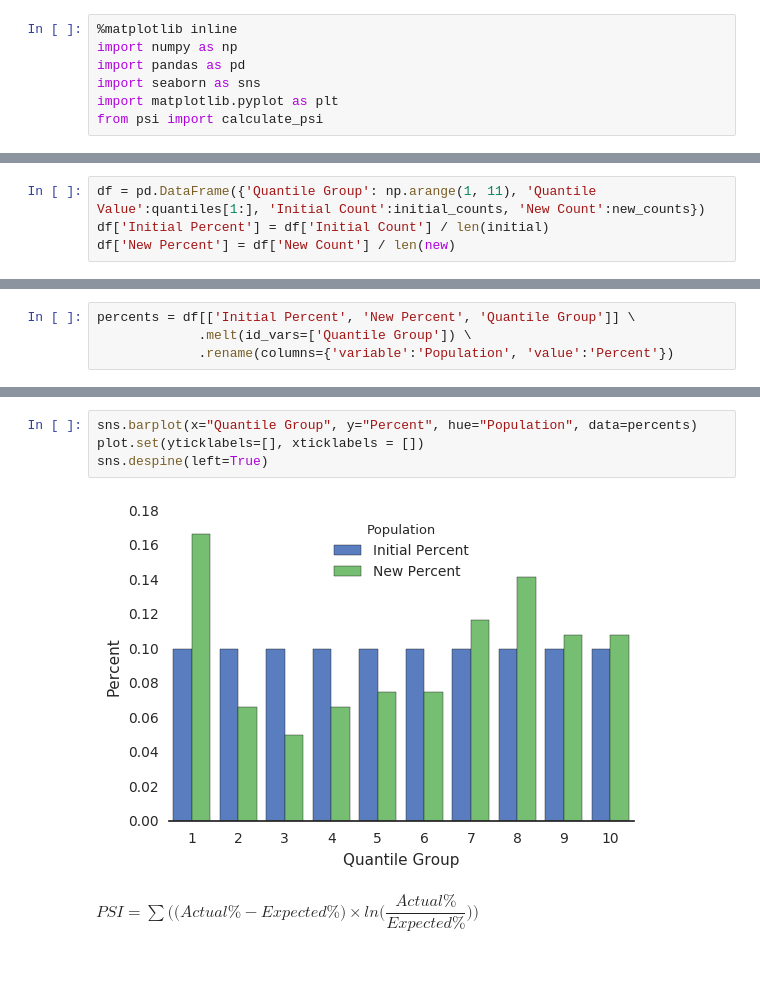
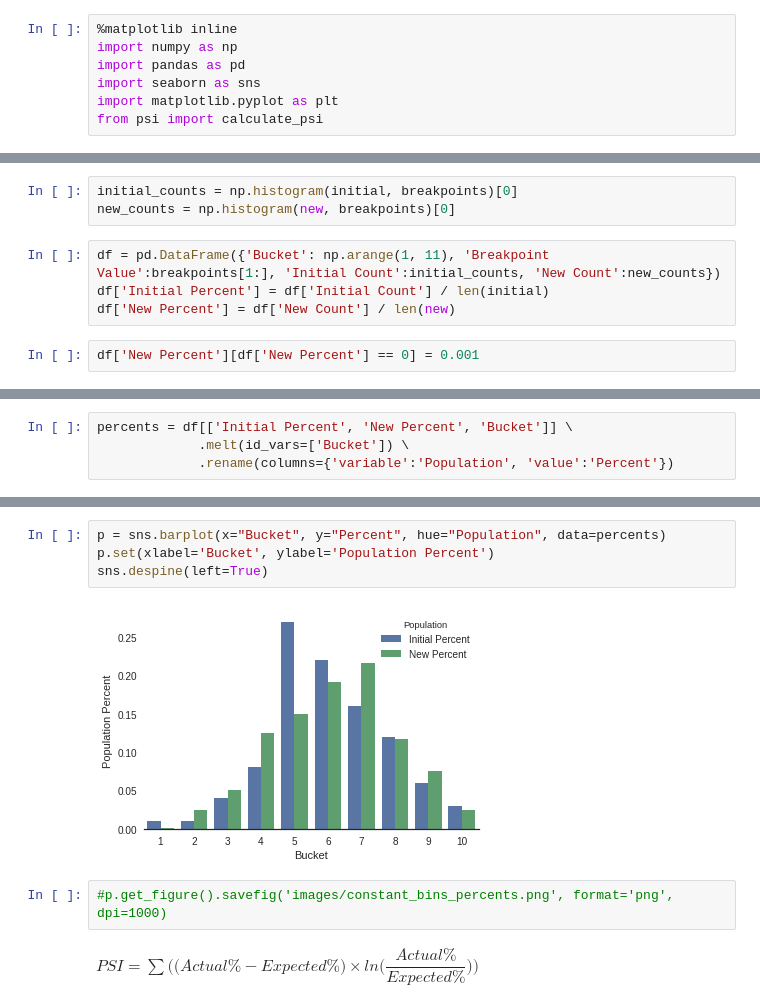
Before and after one commit to mwburke/population-stability-index, a Jupyter notebook: walkthrough-example.ipynb, the cells around one changed output, grey strips where cells are left out. Cells and saved outputs as stored; diff of their text form; blank space fills up the shorter version.

Commit message:
np.bincount, images, notebook update

```diff
--- a/walkthrough-example.ipynb
+++ b/walkthrough-example.ipynb
@@ -61,4 +35,9 @@ new_counts = generate_counts(new, quantiles)
+# %%
+initial_counts = np.histogram(initial, breakpoints)[0]
+new_counts = np.histogram(new, breakpoints)[0]
 # %%
-df = pd.DataFrame({'Quantile Group': np.arange(1, 11), 'Quantile Value':quantiles[1:], 'Initial Count':initial_counts, 'New Count':new_counts})
+df = pd.DataFrame({'Bucket': np.arange(1, 11), 'Breakpoint Value':breakpoints[1:], 'Initial Count':initial_counts, 'New Count':new_counts})
 df['Initial Percent'] = df['Initial Count'] / len(initial)
 df['New Percent'] = df['New Count'] / len(new)
+# %%
+df['New Percent'][df['New Percent'] == 0] = 0.001
@@ -79,6 +63,6 @@ df
 # %%
-percents = df[['Initial Percent', 'New Percent', 'Quantile Group']] \
-             .melt(id_vars=['Quantile Group']) \
+percents = df[['Initial Percent', 'New Percent', 'Bucket']] \
+             .melt(id_vars=['Bucket']) \
              .rename(columns={'variable':'Population', 'value':'Percent'})
 # %%
 percents.head()
@@ -92,9 +76,11 @@ percents.head()
 # %%
-sns.barplot(x="Quantile Group", y="Percent", hue="Population", data=percents)
-plot.set(yticklabels=[], xticklabels = [])
+p = sns.barplot(x="Bucket", y="Percent", hue="Population", data=percents)
+p.set(xlabel='Bucket', ylabel='Population Percent')
 sns.despine(left=True)
 # %% [output]
-[figure, old version]
+[figure, new version]
+# %%
+#p.get_figure().savefig('images/constant_bins_percents.png', format='png', dpi=1000)
 # %% [markdown]
 $PSI = \sum{}\Big(\big(Actual \% - Expected \%\big) \times ln\big(\dfrac{Actual \%}{Expected \%}\big)\Big)$
 # %%
```
Also changed, not shown: parts of 17 cells of this notebook, 4 other files.
